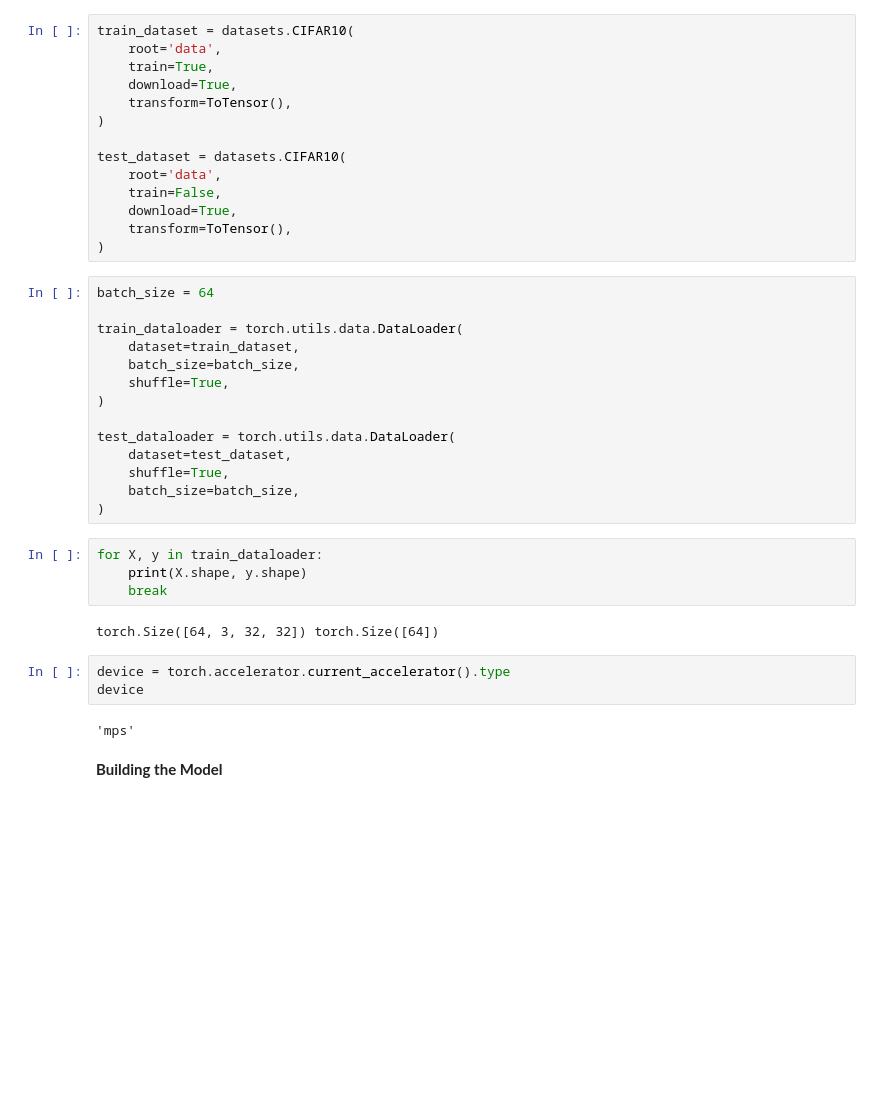
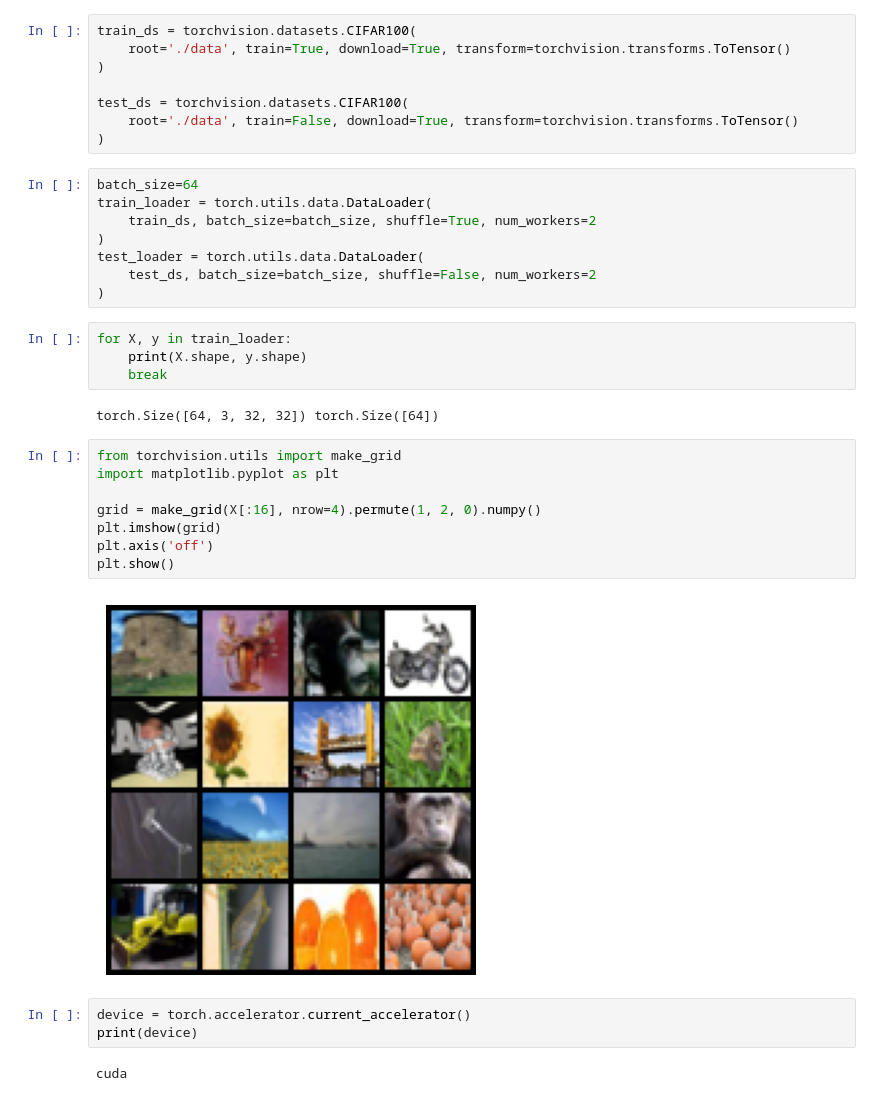
Before and after one commit to the-gauss/tiny-projects-ml, a Jupyter notebook: cifar/cifar100-pt.ipynb, the cells around one changed output. Saved outputs shown, nothing was run; the diff lists cells and outputs as text; blank space fills up the shorter version.

Commit message:
Migrate to PyTorch

```diff
--- a/cifar/cifar100-pt.ipynb
+++ b/cifar/cifar100-pt.ipynb
@@ -7,42 +5,38 @@ from torchvision.transforms import ToTensor
 # %%
-train_dataset = datasets.CIFAR10(
-    root='data',
-    train=True,
-    download=True,
-    transform=ToTensor(),
+train_ds = torchvision.datasets.CIFAR100(
+    root='./data', train=True, download=True, transform=torchvision.transforms.ToTensor()
 )
 
-test_dataset = datasets.CIFAR10(
-    root='data',
-    train=False,
-    download=True,
-    transform=ToTensor(),
+test_ds = torchvision.datasets.CIFAR100(
+    root='./data', train=False, download=True, transform=torchvision.transforms.ToTensor()
 )
 # %%
-batch_size = 64
-
-train_dataloader = torch.utils.data.DataLoader(
-    dataset=train_dataset,
-    batch_size=batch_size,
-    shuffle=True,
+batch_size=64
+train_loader = torch.utils.data.DataLoader(
+    train_ds, batch_size=batch_size, shuffle=True, num_workers=2
 )
-
-test_dataloader = torch.utils.data.DataLoader(
-    dataset=test_dataset,
-    shuffle=True,
-    batch_size=batch_size,
+test_loader = torch.utils.data.DataLoader(
+    test_ds, batch_size=batch_size, shuffle=False, num_workers=2
 )
 # %%
-for X, y in train_dataloader:
+for X, y in train_loader:
     print(X.shape, y.shape)
     break
 # %% [output]
 torch.Size([64, 3, 32, 32]) torch.Size([64])
+# %%
+from torchvision.utils import make_grid
+import matplotlib.pyplot as plt
+
+grid = make_grid(X[:16], nrow=4).permute(1, 2, 0).numpy()
+plt.imshow(grid)
+plt.axis('off')
+plt.show()
+# %% [output]
+[figure, added]
 # %%
-device = torch.accelerator.current_accelerator().type
-device
+device = torch.accelerator.current_accelerator()
+print(device)
 # %% [output]
-'mps'
+cuda
-# %% [markdown]
-**Building the Model**
 # %%
```
Also changed, not shown: parts of 16 cells of this notebook, 1 other file.
